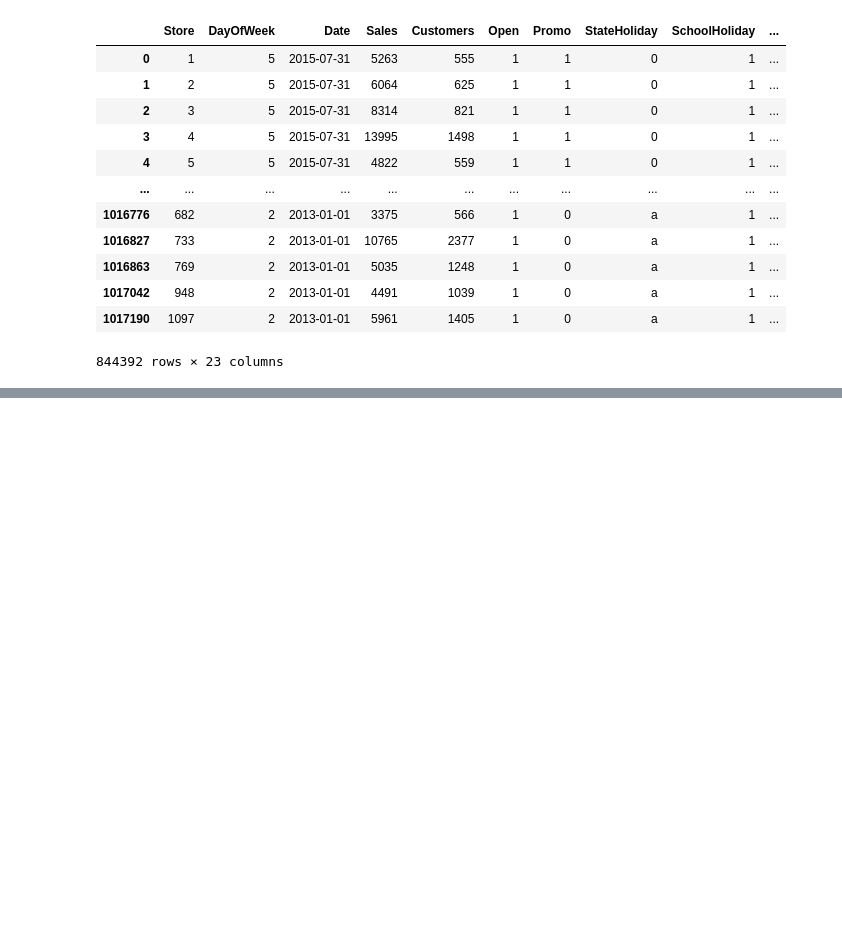
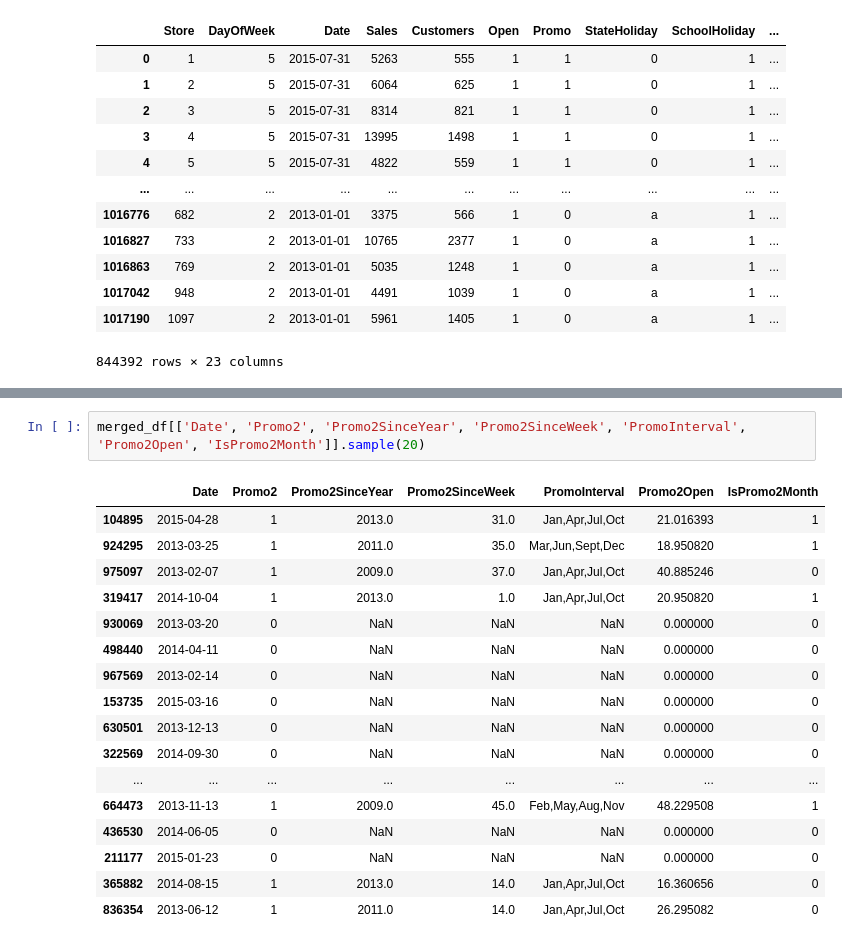
Before and after one commit to gachempa/KRBV0723, a Jupyter notebook: MachineLearning/ML-Rossman_GBM.ipynb, the cells around one changed output, grey strips where cells are left out. Saved outputs shown, nothing was run; the diff lists cells and outputs as text; blank space fills up the shorter version.

```diff
--- a/MachineLearning/ML-Rossman_GBM.ipynb
+++ b/MachineLearning/ML-Rossman_GBM.ipynb
@@ -224,0 +226,20 @@ TypeError: boolean value of NA is ambiguous
+# %%
+merged_df[['Date', 'Promo2', 'Promo2SinceYear', 'Promo2SinceWeek', 'PromoInterval', 'Promo2Open', 'IsPromo2Month']].sample(20)
+# %% [output]
+|  | Date | Promo2 | Promo2SinceYear | Promo2SinceWeek | PromoInterval | Promo2Open | IsPromo2Month |
+| 104895 | 2015-04-28 | 1 | 2013.0 | 31.0 | Jan,Apr,Jul,Oct | 21.016393 | 1 |
+| 924295 | 2013-03-25 | 1 | 2011.0 | 35.0 | Mar,Jun,Sept,Dec | 18.950820 | 1 |
+| 975097 | 2013-02-07 | 1 | 2009.0 | 37.0 | Jan,Apr,Jul,Oct | 40.885246 | 0 |
+| 319417 | 2014-10-04 | 1 | 2013.0 | 1.0 | Jan,Apr,Jul,Oct | 20.950820 | 1 |
+| 930069 | 2013-03-20 | 0 | NaN | NaN | NaN | 0.000000 | 0 |
+| 498440 | 2014-04-11 | 0 | NaN | NaN | NaN | 0.000000 | 0 |
+| 967569 | 2013-02-14 | 0 | NaN | NaN | NaN | 0.000000 | 0 |
+| 153735 | 2015-03-16 | 0 | NaN | NaN | NaN | 0.000000 | 0 |
+| 630501 | 2013-12-13 | 0 | NaN | NaN | NaN | 0.000000 | 0 |
+| 322569 | 2014-09-30 | 0 | NaN | NaN | NaN | 0.000000 | 0 |
+| ... | ... | ... | ... | ... | ... | ... | ... |
+| 664473 | 2013-11-13 | 1 | 2009.0 | 45.0 | Feb,May,Aug,Nov | 48.229508 | 1 |
+| 436530 | 2014-06-05 | 0 | NaN | NaN | NaN | 0.000000 | 0 |
+| 211177 | 2015-01-23 | 0 | NaN | NaN | NaN | 0.000000 | 0 |
+| 365882 | 2014-08-15 | 1 | 2013.0 | 14.0 | Jan,Apr,Jul,Oct | 16.360656 | 0 |
+| 836354 | 2013-06-12 | 1 | 2011.0 | 14.0 | Jan,Apr,Jul,Oct | 26.295082 | 0 |
```
Also changed, not shown: parts of 4 cells of this notebook.
